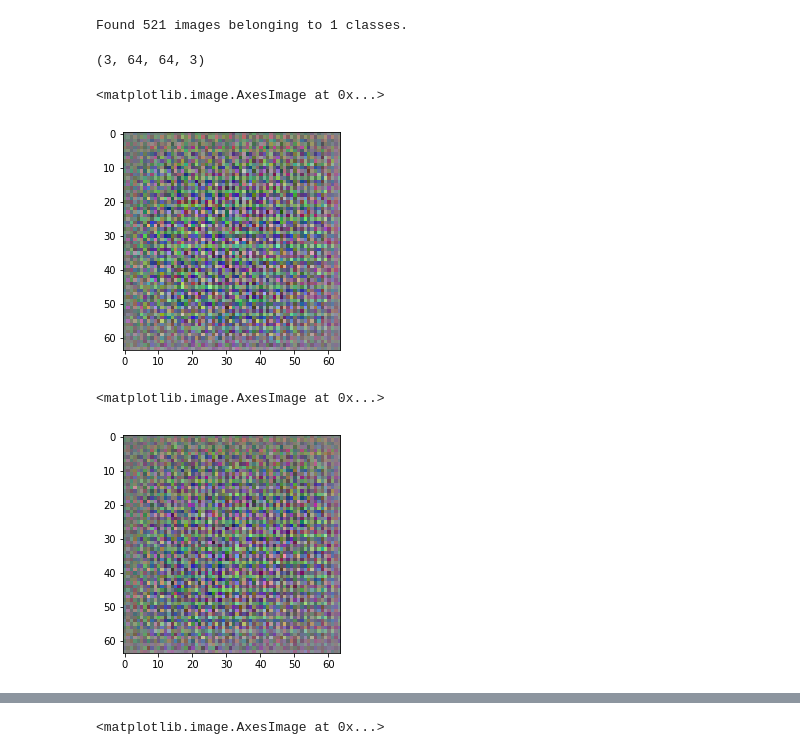
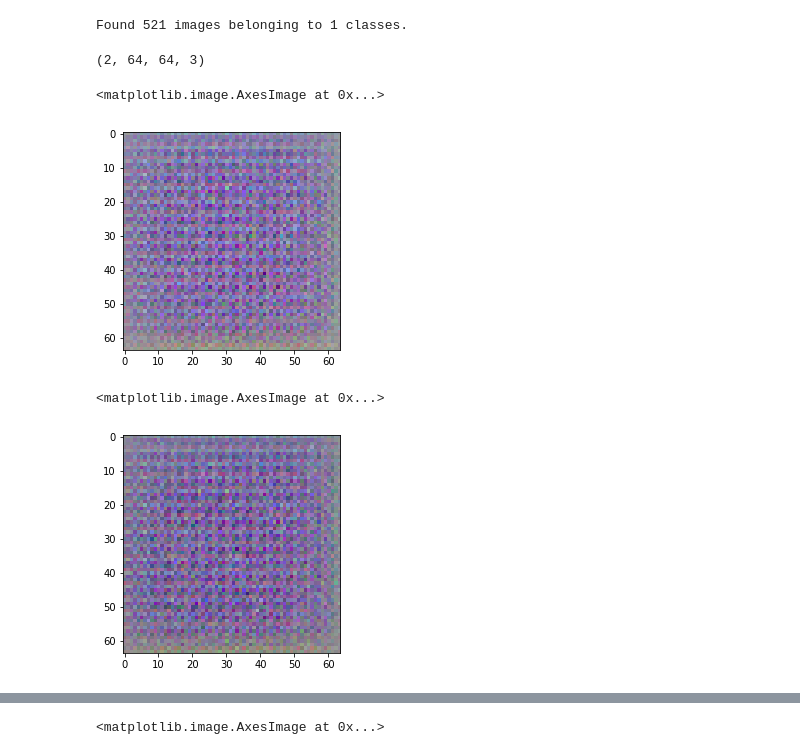
Before and after one commit to uhw/uhw, a Jupyter notebook: uhw.ipynb, the cells around one changed output, grey strips where cells are left out. Drawn from its saved outputs; the diff is of its cells as text; code cells hidden in the pictures.

```diff
--- a/uhw.ipynb
+++ b/uhw.ipynb
@@ -29,0 +32,2 @@ from keras.preprocessing.image import ImageDataGenerator, array_to_img, img_to_a
+# %%
+a = Input(shape=(128, ))
@@ -577,13 +587,13 @@ train_generator = train_datagen.flow_from_directory(
 # %% [output]
 Found 521 images belonging to 1 classes.
 # %%
-generator = AnimeGeneratorFactory().build((1, 1, 128))
-noise = np.random.normal(0, 0.02, size=(3, 1, 1, 128))
+generator = AnimeGeneratorFactory().build((128, ))
+noise = np.random.normal(0, 0.02, size=(2, 128))
 generatedImages = generator.predict(noise)
 # %%
 generatedImages.shape
 # %% [output]
-(3, 64, 64, 3)
+(2, 64, 64, 3)
 # %%
 imgs = []
 for img in generatedImages:
@@ -591,18 +601,18 @@ for img in generatedImages:
     new_img = np.floor(new_img.clip(max=255))
     imgs.append(new_img)
 # %%
-img = imgs[0]
-plt.imshow(img)
+# img = imgs[0]
+# plt.imshow(img)
 plt.imshow(array_to_img(generatedImages[0]))
 # %% [output]
 <matplotlib.image.AxesImage at 0x...>
-[figure, old version]
+[figure, new version]
 # %%
-img = imgs[1]
+# img = imgs[1]
 plt.imshow(array_to_img(generatedImages[1]))
 # %% [output]
 <matplotlib.image.AxesImage at 0x...>
-[figure, old version]
+[figure, new version]
 # %%
 img = imgs[2]
 plt.imshow(img)
```
Also changed, not shown: parts of 7 cells of this notebook, 8 other files.
